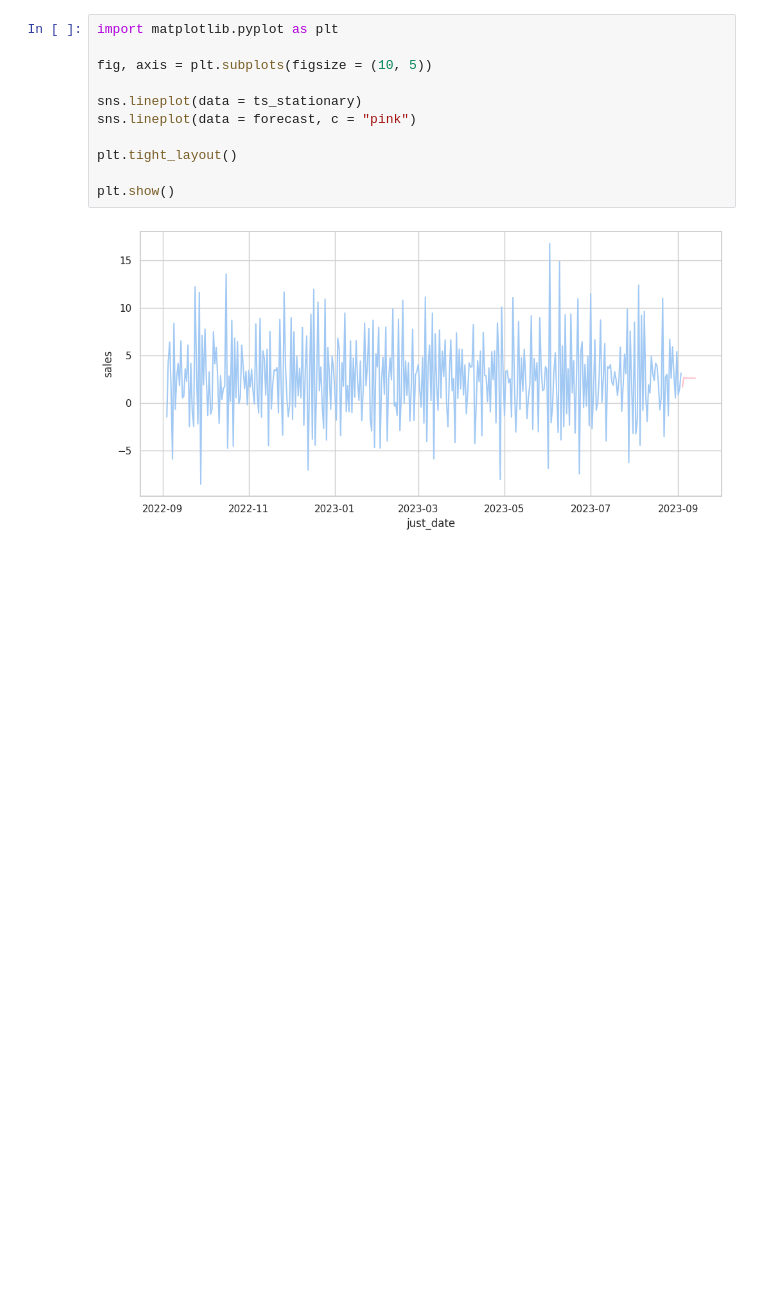
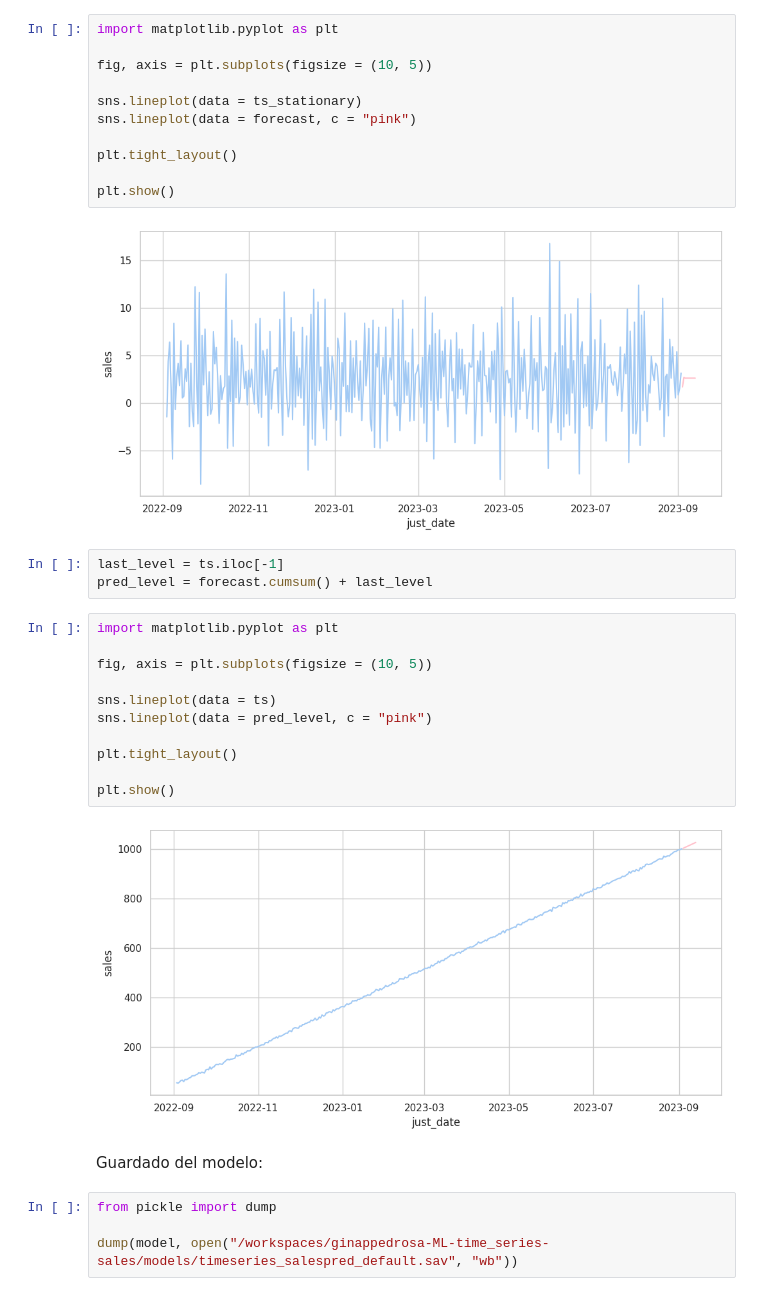
Before and after one commit to 4GeeksAcademy/ginappedrosa-ML-time_series-sales, a Jupyter notebook: src/explore.ipynb, the cells around one changed output. Cells and saved outputs as stored; diff of their text form; blank space fills up the shorter version.

```diff
--- a/src/explore.ipynb
+++ b/src/explore.ipynb
@@ -244,3 +244,25 @@ plt.tight_layout()
 plt.show()
 # %% [output]
 [figure]
+# %%
+last_level = ts.iloc[-1]
+pred_level = forecast.cumsum() + last_level
+# %%
+import matplotlib.pyplot as plt
+
+fig, axis = plt.subplots(figsize = (10, 5))
+
+sns.lineplot(data = ts)
+sns.lineplot(data = pred_level, c = "pink")
+
+plt.tight_layout()
+
+plt.show()
+# %% [output]
+[figure, added]
+# %% [markdown]
+Guardado del modelo:
+# %%
+from pickle import dump
+
+dump(model, open("/workspaces/ginappedrosa-ML-time_series-sales/models/timeseries_salespred_default.sav", "wb"))
```
Also changed, not shown: 1 other file.
